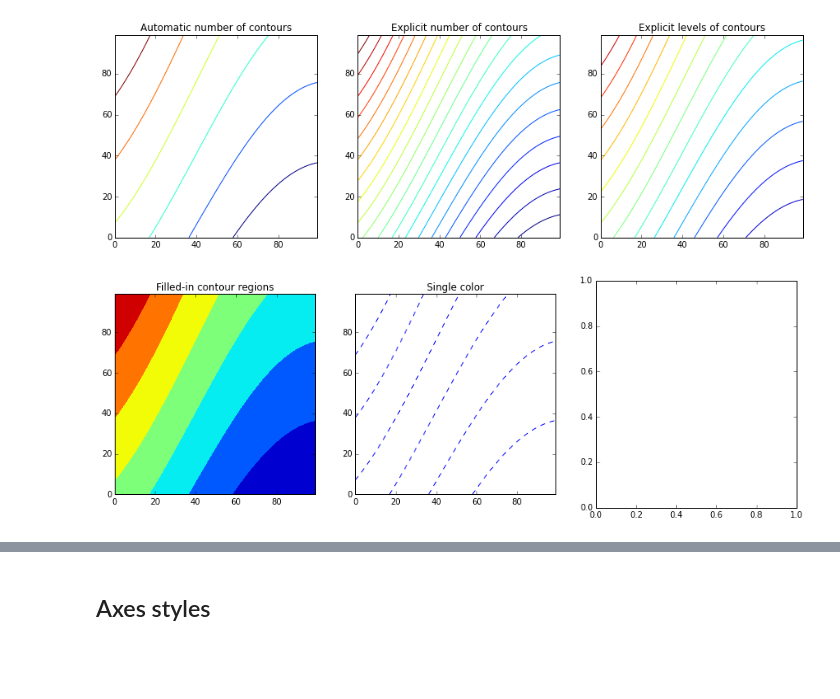
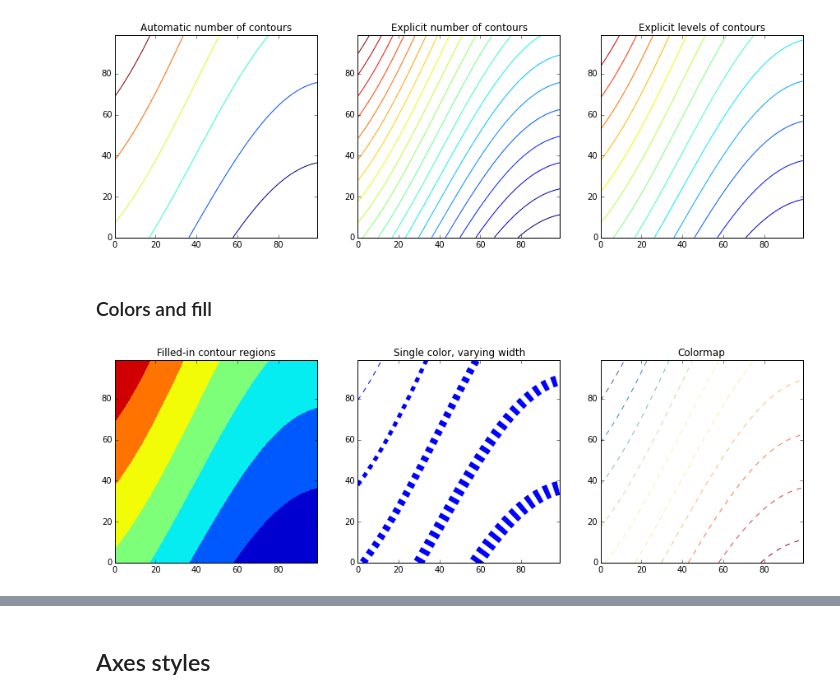
Before and after one commit to mmathioudakis/matplotlib_plot_examples, a Jupyter notebook: little_matplotlib_cookbook.ipynb, the cells around one changed output, grey strips where cells are left out. Saved outputs shown, nothing was run; the diff lists cells and outputs as text; code cells hidden in the pictures; blank space fills up the shorter version.

```diff
--- a/little_matplotlib_cookbook.ipynb
+++ b/little_matplotlib_cookbook.ipynb
@@ -896,30 +896,34 @@ contour_levels = np.linspace(np.min(Z), np.max(Z), 15)
 _tmp = ax[2].contour(Z, contour_levels)
 # %% [output]
 [figure]
+# %% [markdown]
+### Colors and fill
 # %%
 # data
 N = 100
 X = np.linspace(0, 10, N)
 Y = np.linspace(0, 10, N)
 
 def foo(x, y):
     return  - np.sqrt(np.square(x-50) + np.square((y-50) * np.sin(0.1*y-50)))
 
 Z = np.array([foo(x, y) for x in X for y in Y])
 Z = np.reshape(Z, (N, N))
 
 
 # plotting
 fig, ax = plt.subplots(1, 3, figsize = (15, 5))
 
 ax[0].set(title = 'Filled-in contour regions', aspect = 1.)
 _tmp = ax[0].contourf(Z)
 
-ax[1].set(title = 'Single explicit color', aspect = 1.)
-_tmp = ax[1].contour(Z, colors = "blue")
+ax[1].set(title = 'Single color, varying width', aspect = 1.)
+_tmp = ax[1].contour(Z, 5, colors = "blue",
+                     linewidths = (17, 13, 9, 5, 1))
 
-ax[2].set(title = 'Multiple explicit colors', aspect = 1.)
+ax[2].set(title = 'Colormap', aspect = 1.)
 num_levels = 10
-_tmp = ax[2].contour(Z, num_levels, colors = np.random.rand())
+_tmp = ax[2].contour(Z, num_levels, linestyles = 'dashed',
+                     cmap = plt.get_cmap("Spectral"))
 # %% [output]
-[figure, old version]
+[figure, new version]
```
Also changed, not shown: parts of 3 cells of this notebook.
